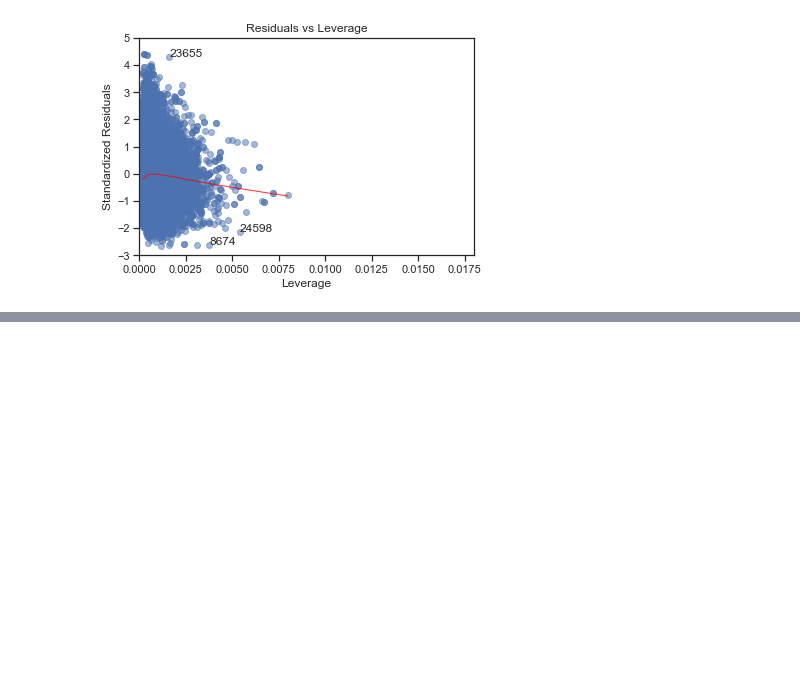
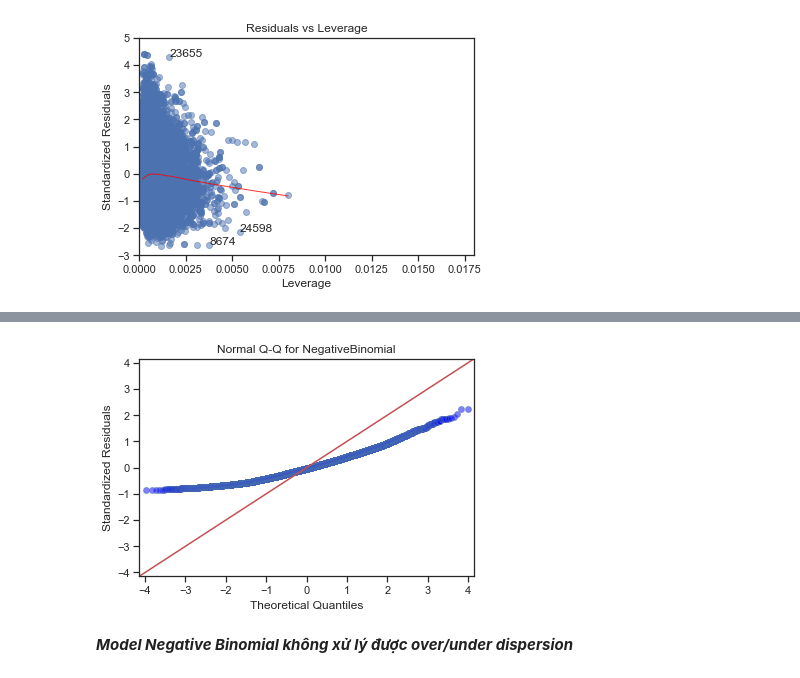
Before and after one commit to thanhcong1321/Project_GLM, a Jupyter notebook: Project_glm/Modeling.ipynb, the cells around one changed output, grey strips where cells are left out. Drawn from its saved outputs; the diff is of its cells as text; code cells hidden in the pictures; blank space fills up the shorter version.

```diff
--- a/Project_glm/Modeling.ipynb
+++ b/Project_glm/Modeling.ipynb
@@ -402,3 +413,11 @@ diagnostic(model_0)
 [figure]
 [figure]
 [figure]
+# %%
+# NegativeBinomial with formula: 'Cheb ~ Region + Pregnant + Religion + Hhha + Age1stmar + Pregterm + Age1stbirth + Curwor + Woc + Fp + Childdesire + Kidalive + Kidtwin + Education'
+ngb_model = smf.glm(formula=formula_0, data=df, family=sm.families.NegativeBinomial())
+ngb_model = ngb_model.fit()
+print(ngb_model.summary())
+print("Chisq: ", 1 - stats.chi2.cdf(ngb_model.deviance, ngb_model.df_resid))
+print("AIC: ", ngb_model.aic)
+# diagnostic(ngb_model)
@@ -404,0 +442,11 @@ diagnostic(model_0)
+# %%
+model_norm_residuals = ngb_model.get_influence().resid_studentized
+QQ = ProbPlot(model_norm_residuals)
+plot_lm_2 = QQ.qqplot(line='45', alpha=0.5, color='#4C72B0', lw=1)
+plot_lm_2.axes[0].set_title('Normal Q-Q for NegativeBinomial')
+plot_lm_2.axes[0].set_xlabel('Theoretical Quantiles')
+plot_lm_2.axes[0].set_ylabel('Standardized Residuals');
+# %% [output]
+[figure, added]
+# %% [markdown]
+***Model Negative Binomial không xử lý được over/under dispersion***
```
Also changed, not shown: parts of 7 cells of this notebook.
